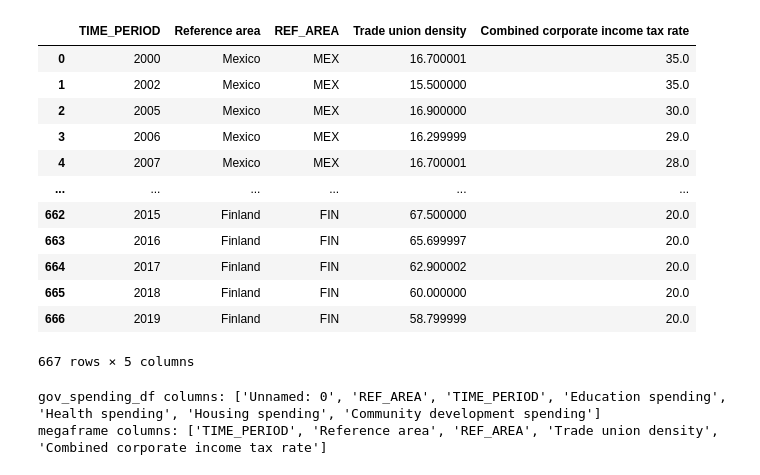
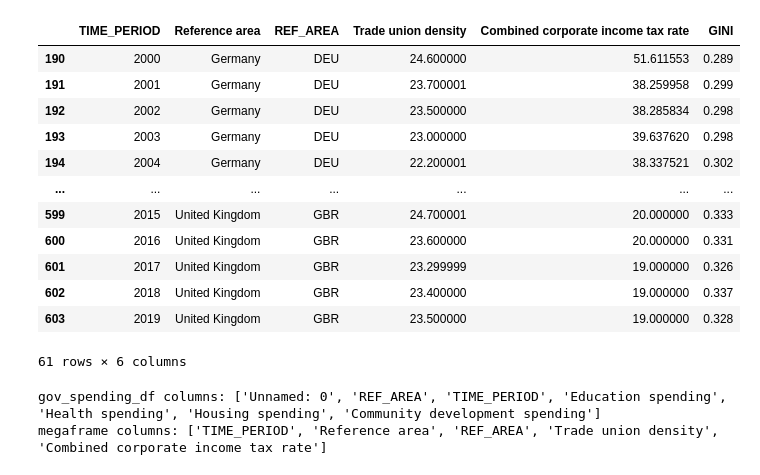
Before and after one commit to songmichael11/Consensus, a Jupyter notebook: datasets/Megaframe.ipynb, the cells around one changed output. Drawn from its saved outputs; the diff is of its cells as text; code cells hidden in the pictures.

```diff
--- a/datasets/Megaframe.ipynb
+++ b/datasets/Megaframe.ipynb
@@ -30,24 +30,25 @@ pop_gdp_inf_df = pop_gdp_inf_df.rename(columns={
 # %%
 # tax_union_df.drop(columns='Unnamed: 0', errors='ignore', inplace=True)
 # tax_union_df.drop_duplicates(keep="first", inplace=True)
 
-megaframe = tax_union_df
+megaframe = pd.merge(tax_union_df, gini_df, on=['Reference area', 'TIME_PERIOD'], how='left')
 megaframe = megaframe.drop(columns='Unnamed: 0', errors='ignore')
+megaframe = megaframe.dropna()
 megaframe
 # %% [output]
-|  | TIME_PERIOD | Reference area | REF_AREA | Trade union density | Combined corporate income tax rate |
-| 0 | 2000 | Mexico | MEX | 16.700001 | 35.0 |
-| 1 | 2002 | Mexico | MEX | 15.500000 | 35.0 |
-| 2 | 2005 | Mexico | MEX | 16.900000 | 30.0 |
-| 3 | 2006 | Mexico | MEX | 16.299999 | 29.0 |
-| 4 | 2007 | Mexico | MEX | 16.700001 | 28.0 |
-| ... | ... | ... | ... | ... | ... |
-| 662 | 2015 | Finland | FIN | 67.500000 | 20.0 |
-| 663 | 2016 | Finland | FIN | 65.699997 | 20.0 |
-| 664 | 2017 | Finland | FIN | 62.900002 | 20.0 |
-| 665 | 2018 | Finland | FIN | 60.000000 | 20.0 |
-| 666 | 2019 | Finland | FIN | 58.799999 | 20.0 |
+|  | TIME_PERIOD | Reference area | REF_AREA | Trade union density | Combined corporate income tax rate | GINI |
+| 190 | 2000 | Germany | DEU | 24.600000 | 51.611553 | 0.289 |
+| 191 | 2001 | Germany | DEU | 23.700001 | 38.259958 | 0.299 |
+| 192 | 2002 | Germany | DEU | 23.500000 | 38.285834 | 0.298 |
+| 193 | 2003 | Germany | DEU | 23.000000 | 39.637620 | 0.298 |
+| 194 | 2004 | Germany | DEU | 22.200001 | 38.337521 | 0.302 |
+| ... | ... | ... | ... | ... | ... | ... |
+| 599 | 2015 | United Kingdom | GBR | 24.700001 | 20.000000 | 0.333 |
+| 600 | 2016 | United Kingdom | GBR | 23.600000 | 20.000000 | 0.331 |
+| 601 | 2017 | United Kingdom | GBR | 23.299999 | 19.000000 | 0.326 |
+| 602 | 2018 | United Kingdom | GBR | 23.400000 | 19.000000 | 0.337 |
+| 603 | 2019 | United Kingdom | GBR | 23.500000 | 19.000000 | 0.328 |
-667 rows × 5 columns
+61 rows × 6 columns
 # %%
 print("gov_spending_df columns:", gov_spending_df.columns.tolist())
 print("megaframe columns:", megaframe.columns.tolist())
```
Also changed, not shown: parts of 5 cells of this notebook, 2 other files.
